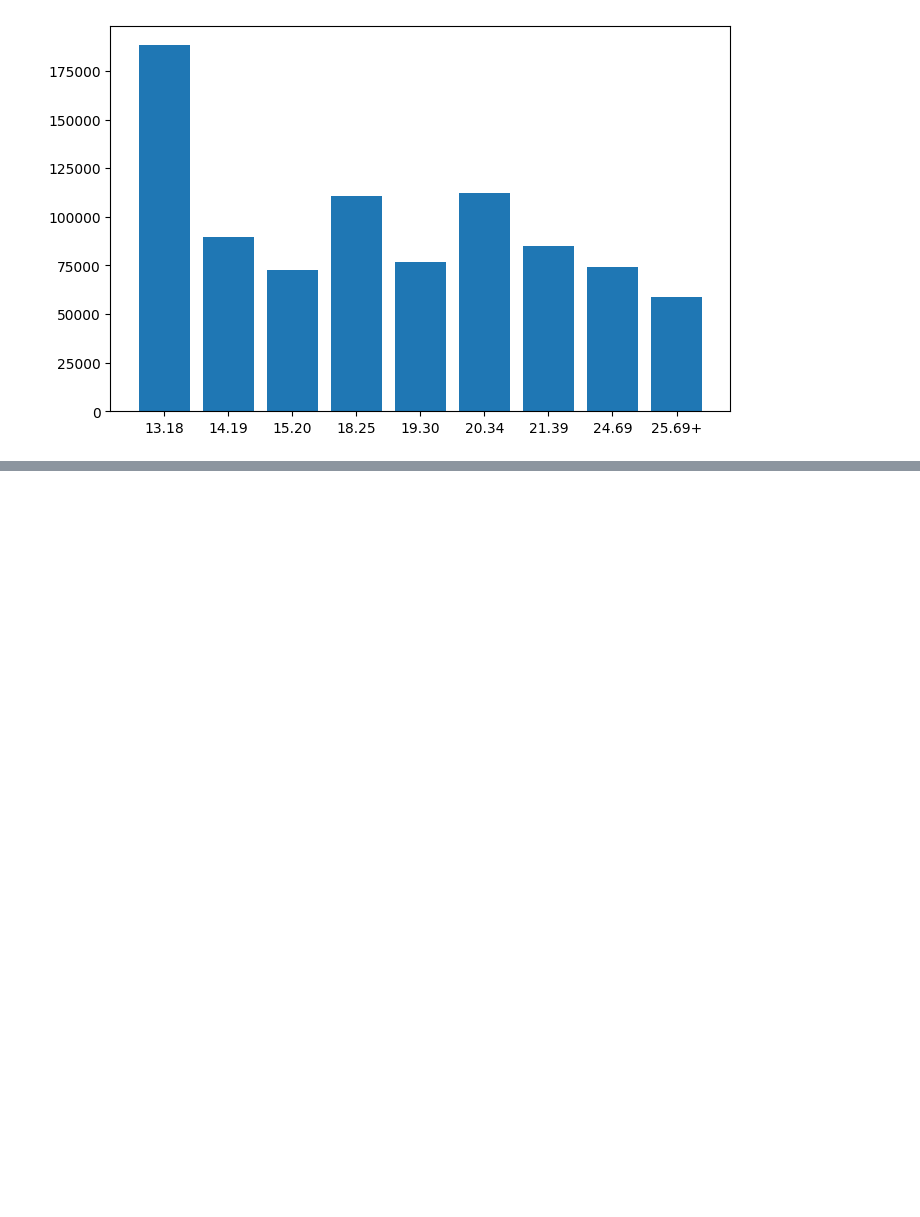
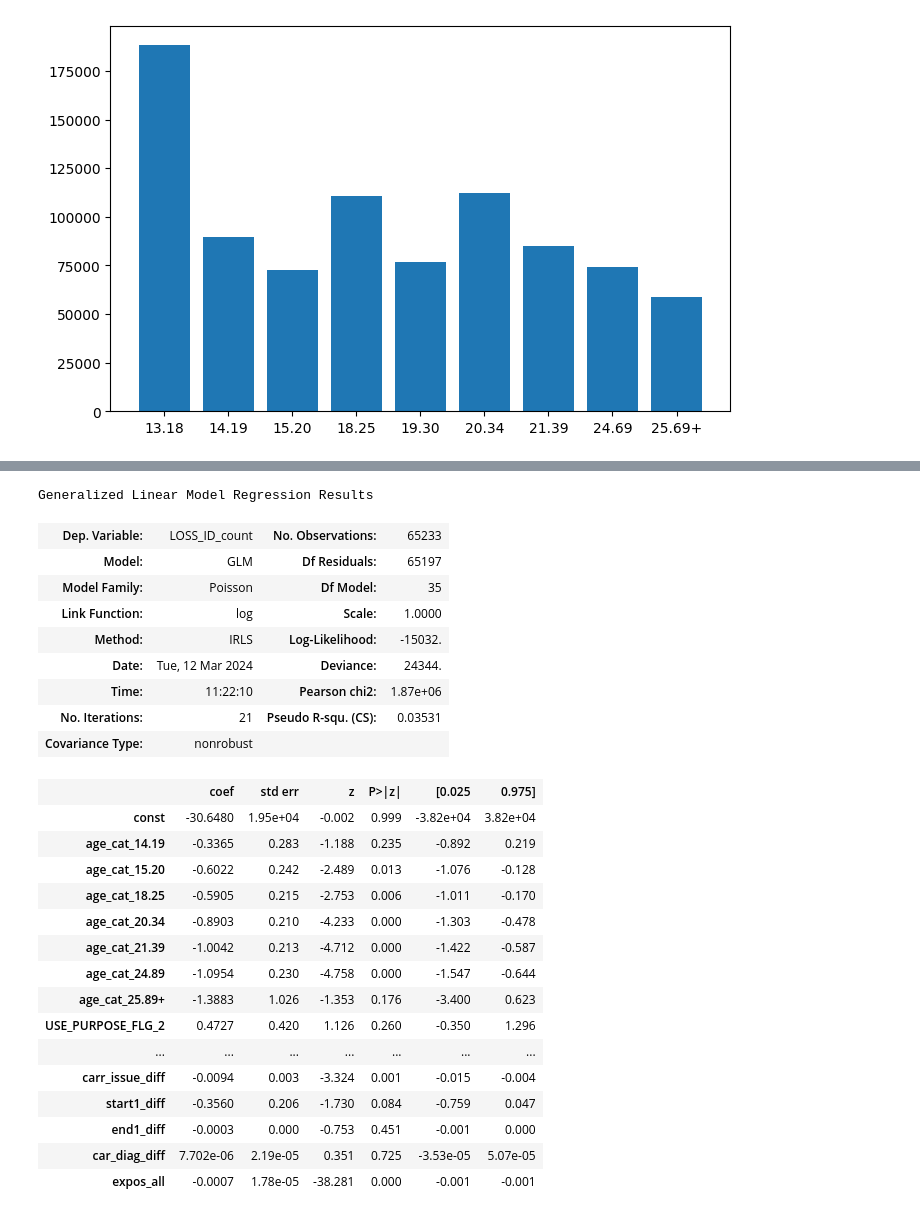
Before and after one commit to antroped/BDAktuarki, a Jupyter notebook: 167.ipynb, the cells around one changed output, grey strips where cells are left out. Drawn from its saved outputs; the diff is of its cells as text; code cells hidden in the pictures; blank space fills up the shorter version.

```diff
--- a/167.ipynb
+++ b/167.ipynb
@@ -1061,0 +1104,65 @@ Generalized Linear Model Regression Results
+# %%
+# Преобразование переменной и интеграция в датасет
+oh_enc = OneHotEncoder(drop='first')
+
+transformer = make_column_transformer(
+    (oh_enc, ['age_cat']),
+    remainder='passthrough')
+transformed = transformer.fit_transform(df)
+
+regex = re.compile(r'remainder__')
+filtered = [i.replace('remainder__', '') if regex.match(i) else i.replace('onehotencoder__', '') for i in transformer.get_feature_names_out()]
+
+transformed_df = pd.DataFrame(
+    transformed,
+    columns=filtered
+)
+
+transformed_df.drop(['MIN_DRIVER_AGE'], axis=1, inplace=True)
+# %%
+# Джоин с экспозицией и разбивка на трейн тест
+df_expos = pd.read_csv('data/expos_on_polis.csv').drop(['Unnamed: 0'], axis=1)
+df_with_expos = transformed_df.merge(df_expos, on='POLIS_ID', how='left')
+df_with_expos = df_with_expos[df_with_expos['expos_all'] != -1]
+
+train = df_with_expos['sample'] == 'TRAIN'
+valid = df_with_expos['sample'] == 'VALID'
+test = df_with_expos['sample'] == 'TEST'
+
+# Построение GLM
+df_wo_targ = df_with_expos.drop(['LOSS_ID_count', 'sample'], axis=1)
+
+X_train_loss, X_valid_loss, X_test_loss = df_wo_targ[train], df_wo_targ[valid], df_wo_targ[test]
+y_train_loss, y_valid_loss, y_test_loss = df_with_expos[train]['LOSS_ID_count'], df_with_expos[valid]['LOSS_ID_count'], df_with_expos[test]['LOSS_ID_count']
+
+X_data = sm.add_constant(X_train_loss)
+model_loss = sm.GLM(y_train_loss.astype(float), X_data.astype(float), offset=np.log(X_data['expos_all']),
+                    family=sm.families.Poisson(link = sm.families.links.log())).fit()
+model_loss.summary()
+# %% [output]
+Generalized Linear Model Regression Results
+| Dep. Variable: | LOSS_ID_count | No. Observations: | 65233 |
+| Model: | GLM | Df Residuals: | 65197 |
+| Model Family: | Poisson | Df Model: | 35 |
+| Link Function: | log | Scale: | 1.0000 |
+| Method: | IRLS | Log-Likelihood: | -15032. |
+| Date: | Tue, 12 Mar 2024 | Deviance: | 24344. |
+| Time: | 11:22:10 | Pearson chi2: | 1.87e+06 |
+| No. Iterations: | 21 | Pseudo R-squ. (CS): | 0.03531 |
+| Covariance Type: | nonrobust |  |  |
+|  | coef | std err | z | P>|z| | [0.025 | 0.975] |
+| const | -30.6480 | 1.95e+04 | -0.002 | 0.999 | -3.82e+04 | 3.82e+04 |
+| age_cat_14.19 | -0.3365 | 0.283 | -1.188 | 0.235 | -0.892 | 0.219 |
+| age_cat_15.20 | -0.6022 | 0.242 | -2.489 | 0.013 | -1.076 | -0.128 |
+| age_cat_18.25 | -0.5905 | 0.215 | -2.753 | 0.006 | -1.011 | -0.170 |
+| age_cat_20.34 | -0.8903 | 0.210 | -4.233 | 0.000 | -1.303 | -0.478 |
+| age_cat_21.39 | -1.0042 | 0.213 | -4.712 | 0.000 | -1.422 | -0.587 |
+| age_cat_24.89 | -1.0954 | 0.230 | -4.758 | 0.000 | -1.547 | -0.644 |
+| age_cat_25.89+ | -1.3883 | 1.026 | -1.353 | 0.176 | -3.400 | 0.623 |
+| USE_PURPOSE_FLG_2 | 0.4727 | 0.420 | 1.126 | 0.260 | -0.350 | 1.296 |
+| ... | ... | ... | ... | ... | ... | ... |
+| carr_issue_diff | -0.0094 | 0.003 | -3.324 | 0.001 | -0.015 | -0.004 |
+| start1_diff | -0.3560 | 0.206 | -1.730 | 0.084 | -0.759 | 0.047 |
+| end1_diff | -0.0003 | 0.000 | -0.753 | 0.451 | -0.001 | 0.000 |
+| car_diag_diff | 7.702e-06 | 2.19e-05 | 0.351 | 0.725 | -3.53e-05 | 5.07e-05 |
+| expos_all | -0.0007 | 1.78e-05 | -38.281 | 0.000 | -0.001 | -0.001 |
```
Also changed, not shown: parts of 29 cells of this notebook, 6 other files.
